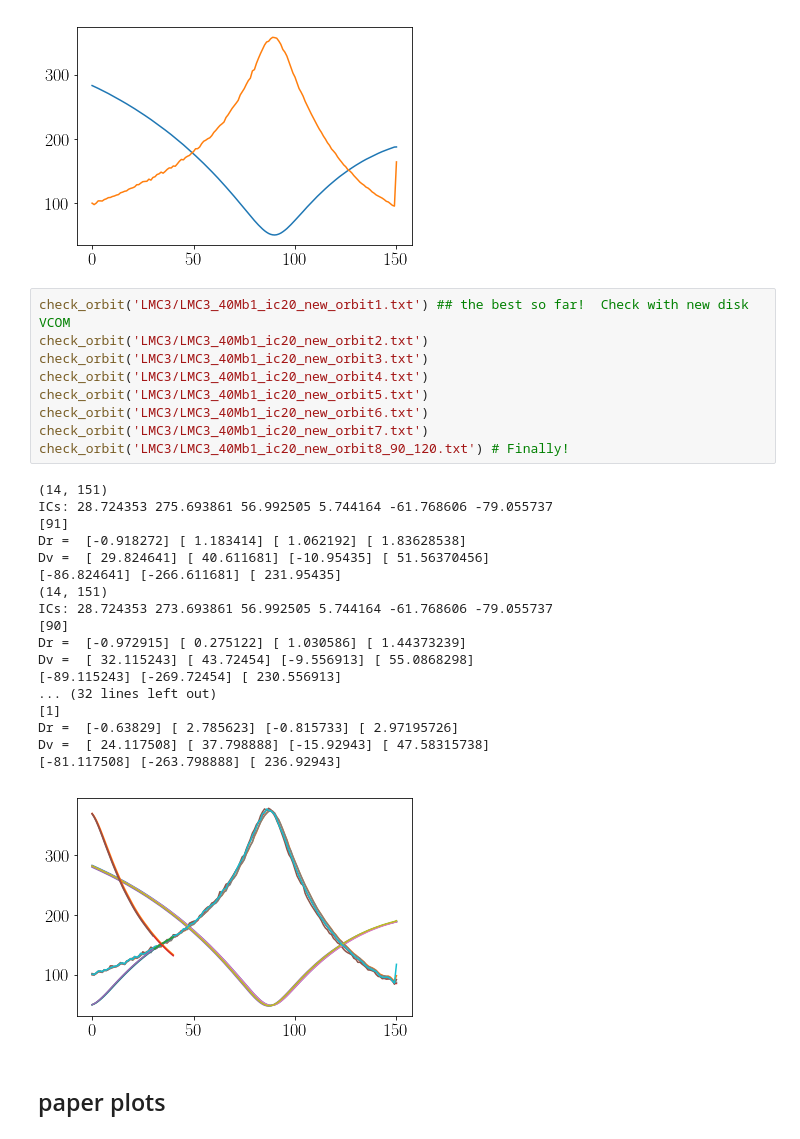
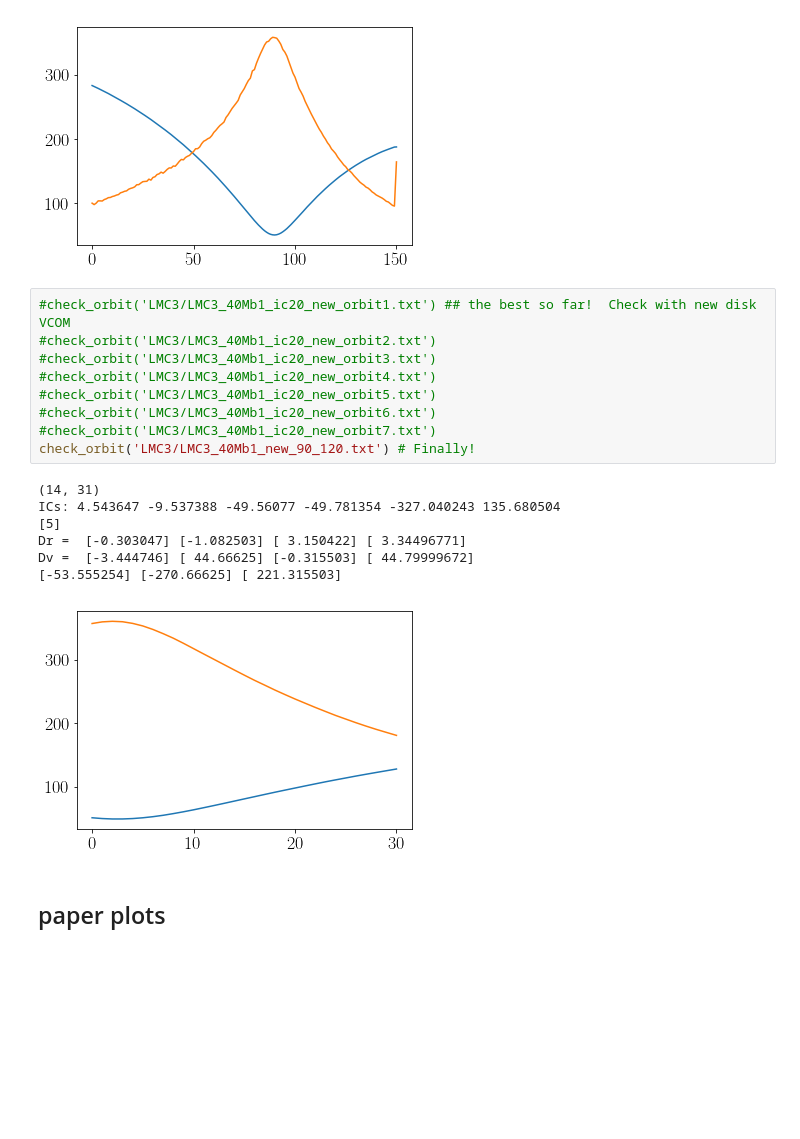
Before and after one commit to jngaravitoc/LMC-MW, a Jupyter notebook: code/LMC_orbit/LMC_orbits.ipynb, the cells around one changed output. Drawn from its saved outputs; the diff is of its cells as text; blank space fills up the shorter version.

Commit message:
new lmc aitoff orbit

```diff
--- a/code/LMC_orbit/LMC_orbits.ipynb
+++ b/code/LMC_orbit/LMC_orbits.ipynb
@@ -300,33 +351,22 @@ Dv =  [ 21.227024] [ 37.166301] [ 7.346508] [ 43.42685411]
 [-78.227024] [-263.166301] [ 213.653492]
 [figure]
 # %%
-check_orbit('LMC3/LMC3_40Mb1_ic20_new_orbit1.txt') ## the best so far!  Check with new disk VCOM
-check_orbit('LMC3/LMC3_40Mb1_ic20_new_orbit2.txt')
-check_orbit('LMC3/LMC3_40Mb1_ic20_new_orbit3.txt')
-check_orbit('LMC3/LMC3_40Mb1_ic20_new_orbit4.txt')
-check_orbit('LMC3/LMC3_40Mb1_ic20_new_orbit5.txt')
-check_orbit('LMC3/LMC3_40Mb1_ic20_new_orbit6.txt')
-check_orbit('LMC3/LMC3_40Mb1_ic20_new_orbit7.txt')
-check_orbit('LMC3/LMC3_40Mb1_ic20_new_orbit8_90_120.txt') # Finally!
+#check_orbit('LMC3/LMC3_40Mb1_ic20_new_orbit1.txt') ## the best so far!  Check with new disk VCOM
+#check_orbit('LMC3/LMC3_40Mb1_ic20_new_orbit2.txt')
+#check_orbit('LMC3/LMC3_40Mb1_ic20_new_orbit3.txt')
+#check_orbit('LMC3/LMC3_40Mb1_ic20_new_orbit4.txt')
+#check_orbit('LMC3/LMC3_40Mb1_ic20_new_orbit5.txt')
+#check_orbit('LMC3/LMC3_40Mb1_ic20_new_orbit6.txt')
+#check_orbit('LMC3/LMC3_40Mb1_ic20_new_orbit7.txt')
+check_orbit('LMC3/LMC3_40Mb1_new_90_120.txt') # Finally!
 # %% [output]
-(14, 151)
-ICs: 28.724353 275.693861 56.992505 5.744164 -61.768606 -79.055737
-[91]
-Dr =  [-0.918272] [ 1.183414] [ 1.062192] [ 1.83628538]
-Dv =  [ 29.824641] [ 40.611681] [-10.95435] [ 51.56370456]
-[-86.824641] [-266.611681] [ 231.95435]
-(14, 151)
-ICs: 28.724353 273.693861 56.992505 5.744164 -61.768606 -79.055737
-[90]
-Dr =  [-0.972915] [ 0.275122] [ 1.030586] [ 1.44373239]
-Dv =  [ 32.115243] [ 43.72454] [-9.556913] [ 55.0868298]
-[-89.115243] [-269.72454] [ 230.556913]
-... (32 lines left out)
-[1]
-Dr =  [-0.63829] [ 2.785623] [-0.815733] [ 2.97195726]
-Dv =  [ 24.117508] [ 37.798888] [-15.92943] [ 47.58315738]
-[-81.117508] [-263.798888] [ 236.92943]
+(14, 31)
+ICs: 4.543647 -9.537388 -49.56077 -49.781354 -327.040243 135.680504
+[5]
+Dr =  [-0.303047] [-1.082503] [ 3.150422] [ 3.34496771]
+Dv =  [-3.444746] [ 44.66625] [-0.315503] [ 44.79999672]
+[-53.555254] [-270.66625] [ 221.315503]
-[figure, old version]
+[figure, new version]
 # %% [markdown]
 ## paper plots
 # %%
```
Also changed, not shown: parts of 8 cells of this notebook.
